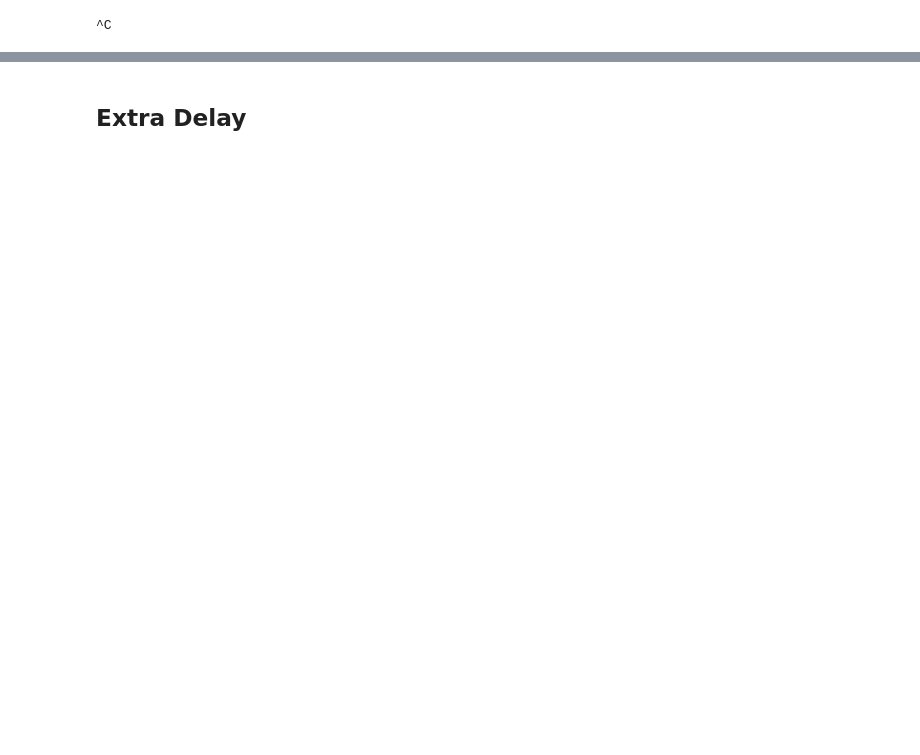
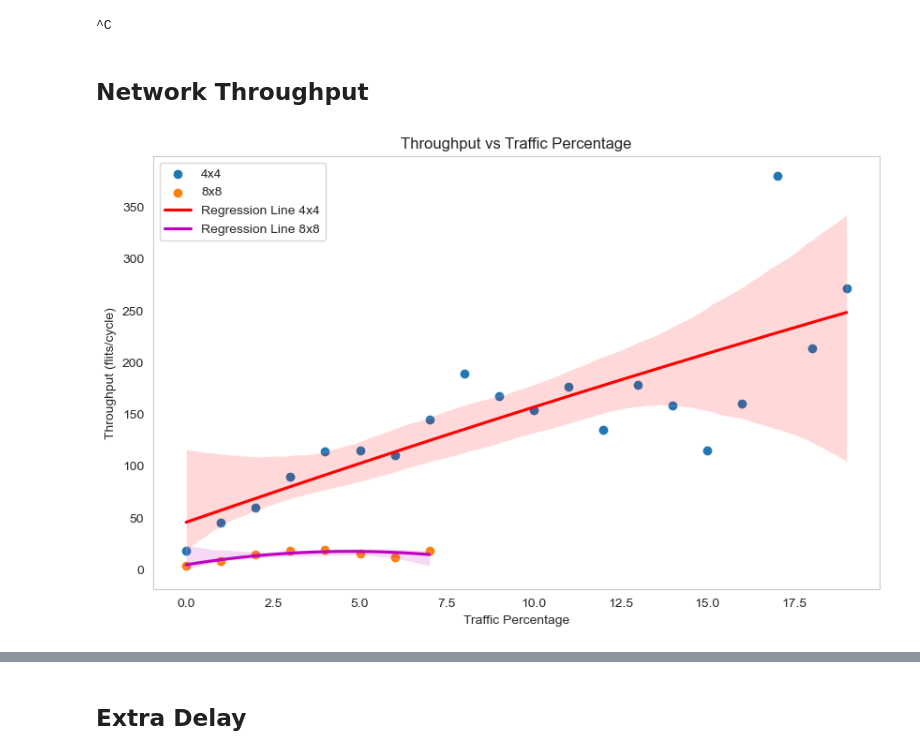
Before and after one commit to igorgallon/MCTOR, a Jupyter notebook: noc_simulator/statistics.ipynb, the cells around one changed output, grey strips where cells are left out. Cells and saved outputs as stored; diff of their text form; code cells hidden in the pictures; blank space fills up the shorter version.

```diff
--- a/noc_simulator/statistics.ipynb
+++ b/noc_simulator/statistics.ipynb
@@ -11,2 +17,44 @@ import seaborn as sns
 # %%
-m = pd.read_csv("simulation_results/metrics_20250913_124425.csv")
+# m = pd.read_csv("simulation_results/metrics_20250913_124425.csv")
+# m4 = pd.read_csv("simulation_results/metrics_20251006_164807.csv") #mpeg4 - 4x4 - 500 cycles - 1s interval
+# m4 = pd.read_csv("simulation_results/metrics_20251112_001135.csv")
+
+# m4 = pd.read_csv("simulation_results/metrics_20251119_003436.csv") # mpeg4 - 4x4 - 100 bandwidth (30 steps até 150%) ok
+# m4 = pd.read_csv("simulation_results/metrics_20251119_004702.csv") # mpeg4 - 4x4 - 100 bandwidth (30 steps até 200%)
+# m4 = pd.read_csv("simulation_results/metrics_20251119_005708.csv") # mpeg4 - 4x4 - 100 bandwidth (50 steps até 150%)
+# m4 = pd.read_csv("simulation_results/metrics_20251119_012315.csv")
+# m8 = pd.read_csv("simulation_results/metrics_20251008_083904.csv") #mpeg4 - 8x8 - 500 cycles - 1s interval
+# m4 = pd.read_csv("simulation_results/metrics_20251121_012544.csv") # mpeg4 - 4x4 - 100 bandwidth (50 steps até 150%) sequencial
+# m4 = pd.read_csv("simulation_results/metrics_20251121_015511.csv") # mpeg4 - 4x4 - 100 bandwidth (100 steps até 130%) sequencial ok
+# m4 = pd.read_csv("simulation_results/metrics_20251121_015858.csv") # mpeg4 - 4x4 - 8 bandwidth (10 steps até 100%) sequencial
+# m4 = pd.read_csv("simulation_results/metrics_20251121_020055.csv") # mpeg4 - 4x4 - 8 bandwidth (30 steps até 50%) sequencial
+m4 = pd.read_csv("simulation_results/metrics_20251124_003050.csv")
+m8 = pd.read_csv("simulation_results/metrics_20251121_171134.csv")
+# %% [markdown]
+## Network Throughput
+# %%
+cycles_m4 = m4[m4['type'] == 'packet_arrived'].groupby('execution_id').max()['hops'].reset_index(name='cycles')
+cycles_m8 = m8[m8['type'] == 'packet_arrived'].groupby('execution_id').max()['hops'].reset_index(name='cycles')
+arrived_flit_m4 = m4[m4['type'] == 'packet_arrived'].groupby('execution_id').sum()['weight'].reset_index(name='arrived_flits')
+arrived_flit_m8 = m8[m8['type'] == 'packet_arrived'].groupby('execution_id').sum()['weight'].reset_index(name='arrived_flits')
+
+m4_stats = pd.merge(cycles_m4, arrived_flit_m4, on='execution_id')
+m8_stats = pd.merge(cycles_m8, arrived_flit_m8, on='execution_id')
+m4_stats['throughput'] = m4_stats['arrived_flits'] / m4_stats['cycles']
+m8_stats['throughput'] = m8_stats['arrived_flits'] / m8_stats['cycles']
+
+plt.figure(figsize=(10, 6))
+
+plt.scatter(m4_stats.index, m4_stats['throughput'], marker='o', label='4x4')
+plt.scatter(m8_stats.index, m8_stats['throughput'], marker='o', label='8x8')
+# Regression line (order 1 = linear)
+sns.regplot(x=m4_stats.index, y=m4_stats['throughput'], scatter=False, order=2, color='r', label='Regression Line 4x4')
+sns.regplot(x=m8_stats.index, y=m8_stats['throughput'], scatter=False, order=2, color='m', label='Regression Line 8x8')
+plt.title('Throughput vs Traffic Percentage')
+plt.xlabel('Traffic Percentage')
+plt.ylabel('Throughput (flits/cycle)')
+plt.legend()
+plt.grid()
+plt.show()
+# %% [output]
+[figure, added]
```
Also changed, not shown: parts of 20 cells of this notebook, 9 other files.
